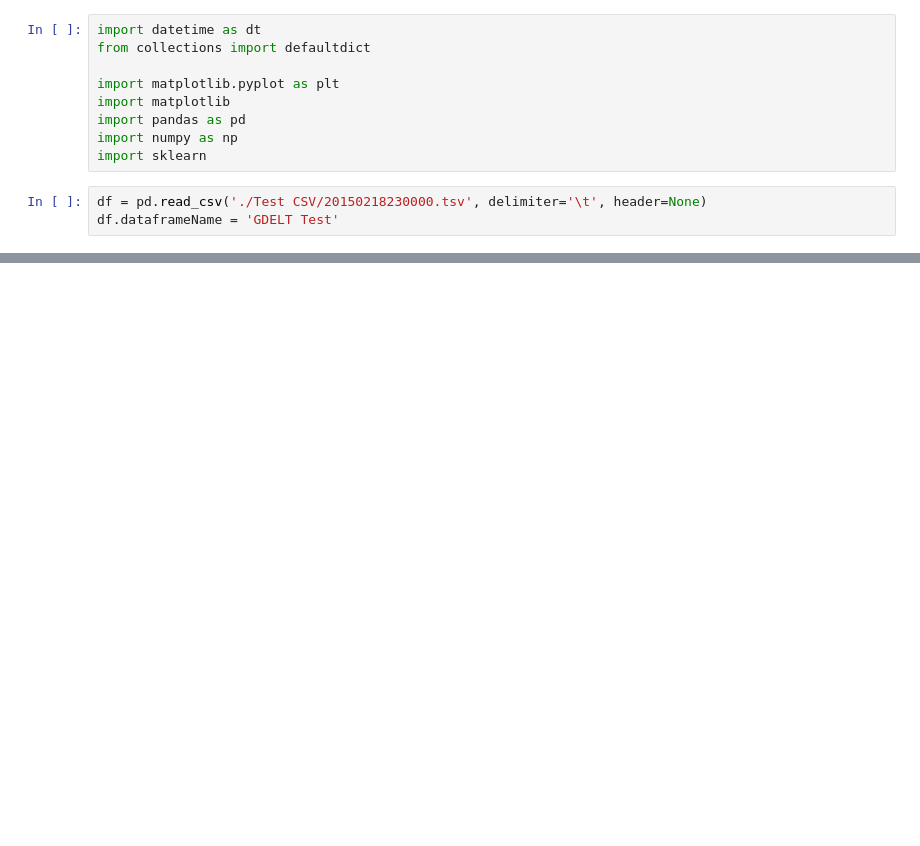
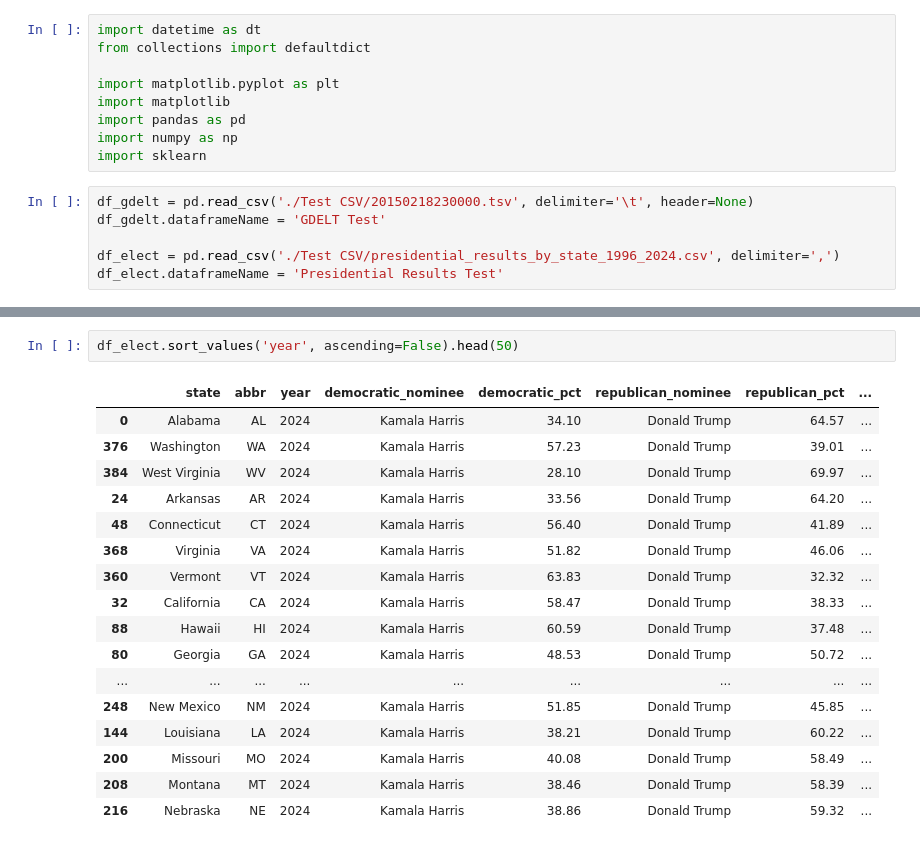
Before and after one commit to 74opt/Data-Mining-Final-Project, a Jupyter notebook: gdelt_access.ipynb, the cells around one changed output, grey strips where cells are left out. Drawn from its saved outputs; the diff is of its cells as text; blank space fills up the shorter version.

Commit message:
Additional db testing (elections) and .gitignore update

```diff
--- a/gdelt_access.ipynb
+++ b/gdelt_access.ipynb
@@ -8,6 +8,9 @@ import pandas as pd
 import numpy as np
 import sklearn
 # %%
-df = pd.read_csv('./Test CSV/20150218230000.tsv', delimiter='\t', header=None)
-df.dataframeName = 'GDELT Test'
+df_gdelt = pd.read_csv('./Test CSV/20150218230000.tsv', delimiter='\t', header=None)
+df_gdelt.dataframeName = 'GDELT Test'
+
+df_elect = pd.read_csv('./Test CSV/presidential_results_by_state_1996_2024.csv', delimiter=',')
+df_elect.dataframeName = 'Presidential Results Test'
 # %%
@@ -25,3 +28,23 @@ df.head(10)
 | 8 | 410412355 | 20140218 | 201402 | 2014 | 2014.1315 | AUS | AUSTRALIA | AUS | NaN | NaN | ... | ... |
 | 9 | 410412356 | 20140218 | 201402 | 2014 | 2014.1315 | AUS | AUSTRALIAN | AUS | NaN | NaN | ... | ... |
 10 rows × 61 columns
+# %%
+df_elect.sort_values('year', ascending=False).head(50)
+# %% [output]
+|  | state | abbr | year | democratic_nominee | democratic_pct | republican_nominee | republican_pct | ... |
+| 0 | Alabama | AL | 2024 | Kamala Harris | 34.10 | Donald Trump | 64.57 | ... |
+| 376 | Washington | WA | 2024 | Kamala Harris | 57.23 | Donald Trump | 39.01 | ... |
+| 384 | West Virginia | WV | 2024 | Kamala Harris | 28.10 | Donald Trump | 69.97 | ... |
+| 24 | Arkansas | AR | 2024 | Kamala Harris | 33.56 | Donald Trump | 64.20 | ... |
+| 48 | Connecticut | CT | 2024 | Kamala Harris | 56.40 | Donald Trump | 41.89 | ... |
+| 368 | Virginia | VA | 2024 | Kamala Harris | 51.82 | Donald Trump | 46.06 | ... |
+| 360 | Vermont | VT | 2024 | Kamala Harris | 63.83 | Donald Trump | 32.32 | ... |
+| 32 | California | CA | 2024 | Kamala Harris | 58.47 | Donald Trump | 38.33 | ... |
+| 88 | Hawaii | HI | 2024 | Kamala Harris | 60.59 | Donald Trump | 37.48 | ... |
+| 80 | Georgia | GA | 2024 | Kamala Harris | 48.53 | Donald Trump | 50.72 | ... |
+| ... | ... | ... | ... | ... | ... | ... | ... | ... |
+| 248 | New Mexico | NM | 2024 | Kamala Harris | 51.85 | Donald Trump | 45.85 | ... |
+| 144 | Louisiana | LA | 2024 | Kamala Harris | 38.21 | Donald Trump | 60.22 | ... |
+| 200 | Missouri | MO | 2024 | Kamala Harris | 40.08 | Donald Trump | 58.49 | ... |
+| 208 | Montana | MT | 2024 | Kamala Harris | 38.46 | Donald Trump | 58.39 | ... |
+| 216 | Nebraska | NE | 2024 | Kamala Harris | 38.86 | Donald Trump | 59.32 | ... |
```
Also changed, not shown: parts of 1 cell of this notebook, 2 other files.
